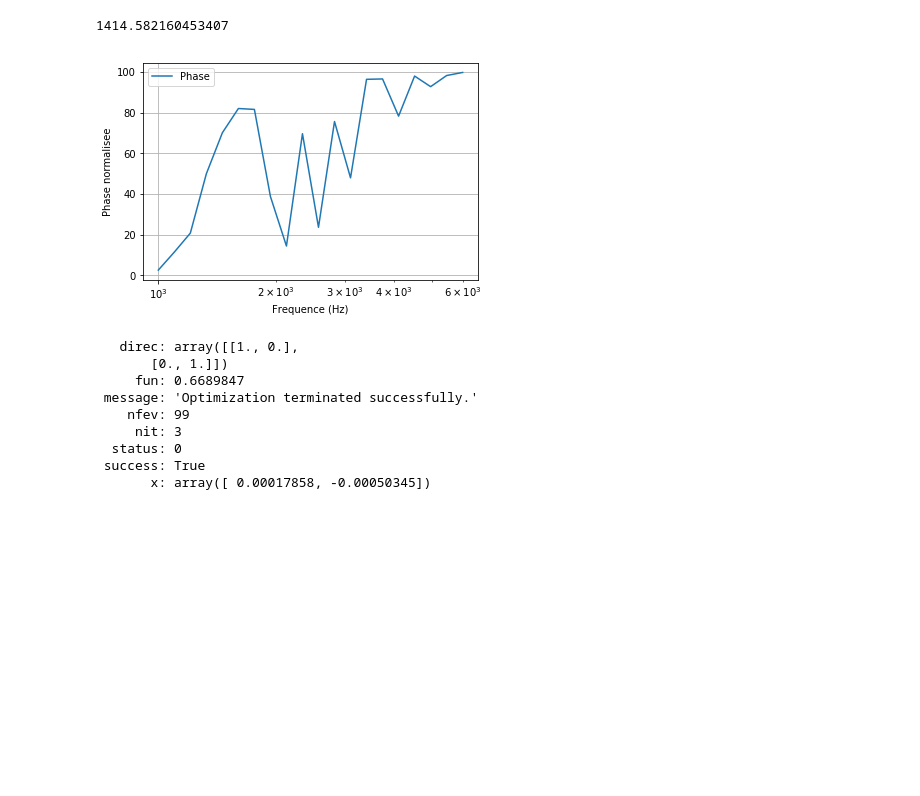
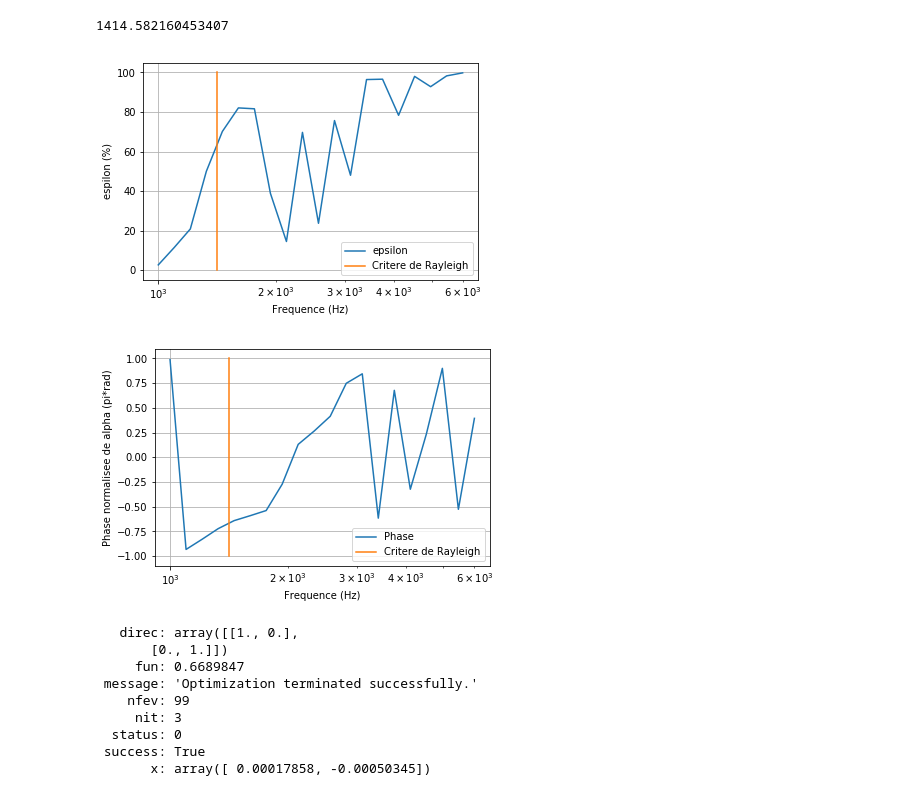
Before and after one commit to caillonantoine/rough-interface, a Jupyter notebook: Avancement.ipynb, the cells around one changed output. Cells and saved outputs as stored; diff of their text form; code cells hidden in the pictures; blank space fills up the shorter version.

```diff
--- a/Avancement.ipynb
+++ b/Avancement.ipynb
@@ -92,9 +92,9 @@ print "Taille de rugosité = {}".format(taille)
 # %% [output]
 Taille de rugosité = 0.17
 # %%
-#frequences = 2*np.logspace(1,3,30)
+frequences = 2*np.logspace(1,3,30)
 #frequences = np.linspace(1000,5000,5)
-frequences = np.logspace(3,np.log10(6000),20)
+#frequences = np.logspace(3,np.log10(6000),20)
 #frequences = [2000,3000]
 frequences = np.asarray(frequences)
 print frequences
@@ -201,24 +201,28 @@ diff = np.asarray(diff)
 # %%
 
 plt.plot(frequences,(100*abs(diff)))
-
-#plt.plot(frequences,np.angle(alpha))
-
-#plt.plot([critere,critere],[0,100])
-
-#plt.plot(frequences,np.real(alpha))
-
+plt.plot([critere,critere],[0,100])
 plt.grid()
 plt.xlabel('Frequence (Hz)')
-plt.ylabel('Phase normalisee')
+plt.ylabel('espilon (%)')
 plt.xscale('log')
-plt.legend(['Phase','Critere de Rayleigh'])
+plt.legend(['epsilon','Critere de Rayleigh'])
 
 plt.savefig('angle_{}_sinusoidal.eps'.format(int(pb.angle*180/3.14)))
 
 plt.show()
+
+plt.plot(frequences, np.angle(alpha)/np.pi)
+plt.plot([critere,critere],[-1,1])
+plt.grid()
+plt.xlabel('Frequence (Hz)')
+plt.ylabel('Phase normalisee de alpha (pi*rad)')
+plt.xscale('log')
+plt.legend(['Phase','Critere de Rayleigh'])
+plt.show()
 # %% [output]
-[figure, old version]
+[figure, new version]
+[figure, added]
 # %%
 mini(lambda x: rms(abs(s*arr2cmplx(x)-r)),[1,1],method='Powell')
 # %% [output]
```
